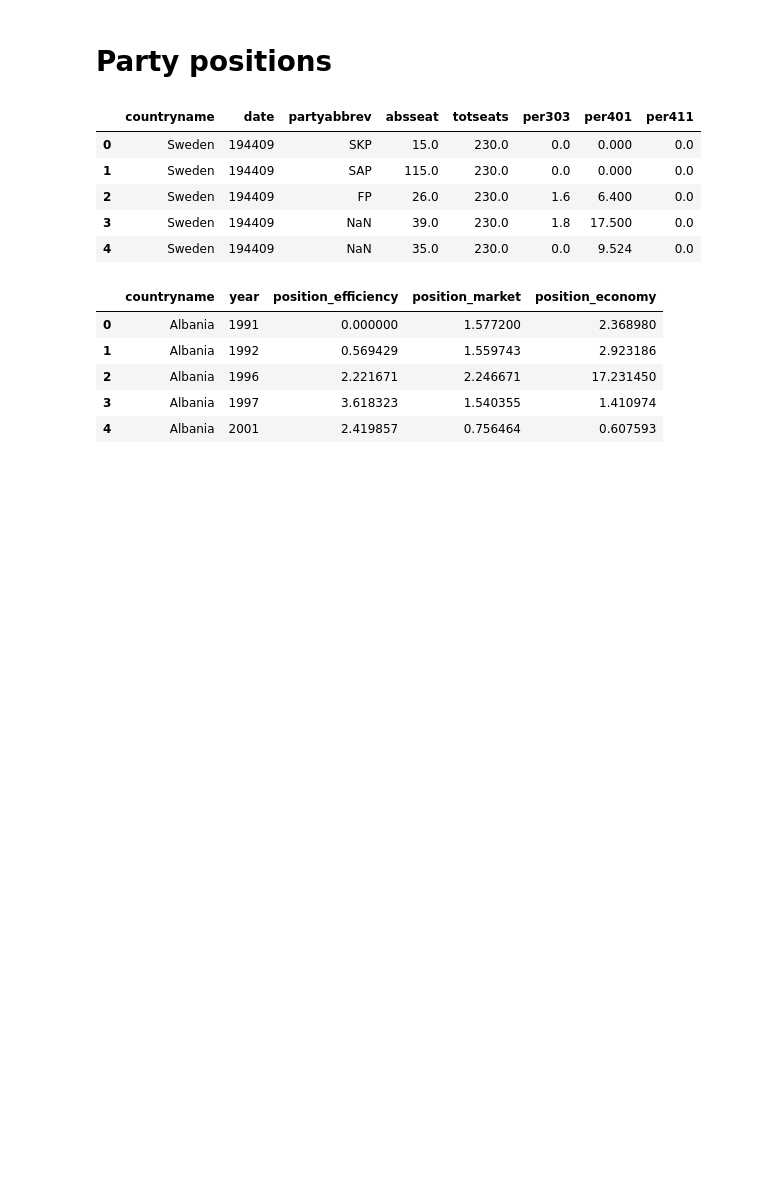
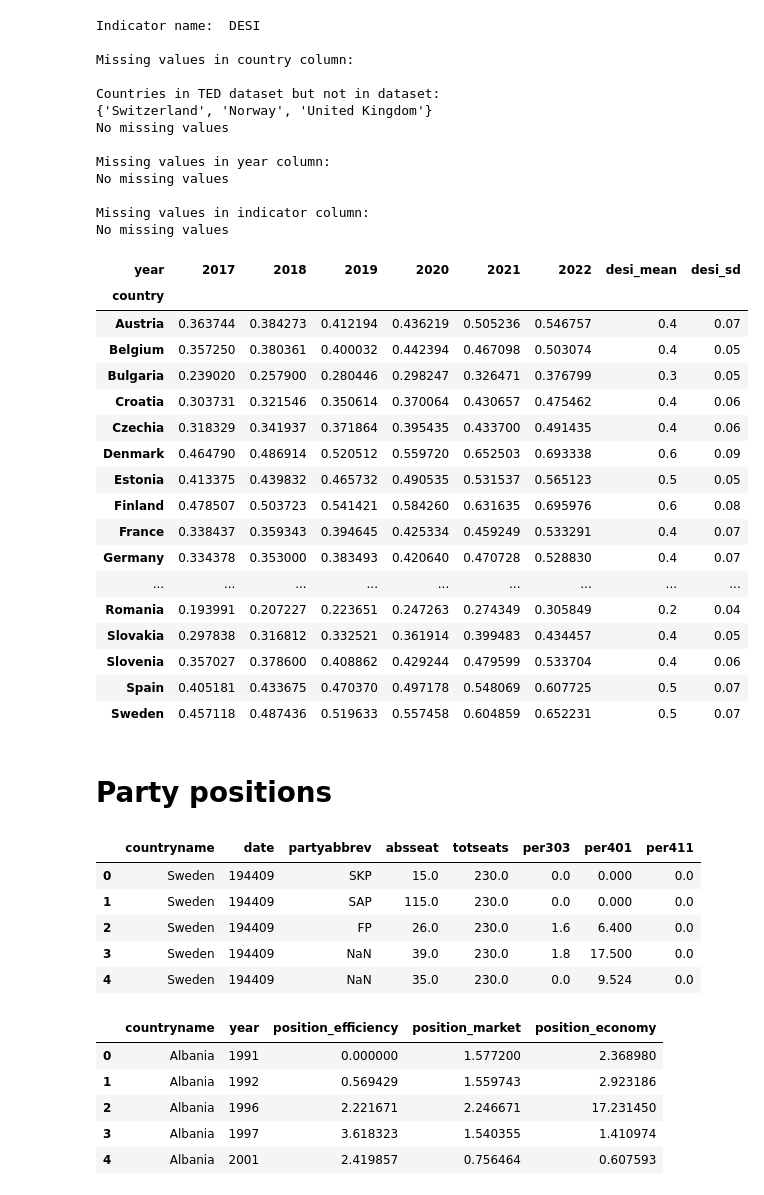
Before and after one commit to aneleh-cikab/saas-in-european-public-sector, a Jupyter notebook: scripts/04-county-data-cleaning.ipynb, the cells around one changed output. Cells and saved outputs as stored; diff of their text form; code cells hidden in the pictures; blank space fills up the shorter version.

```diff
--- a/scripts/04-county-data-cleaning.ipynb
+++ b/scripts/04-county-data-cleaning.ipynb
@@ -31,6 +32,7 @@ buss_gerd_raw = pd.read_csv('../data/eurostat/rd_e_gerdtot__custom_5740395_linea
 venture_raw = pd.read_csv('../data/eurostat/RIO_VENTURE-data.csv')
 gdp_raw = pd.read_csv('../data/eurostat/gdp.csv')
 population_raw = pd.read_csv('../data/eurostat/tps00001_linear.csv')
+desi_raw = pd.read_csv('../data/eurostat/DESI.csv')
 # %%
 # list of ternder countries
 
@@ -632,3 +646,52 @@ There are 2 missing values for population
+# %%
+# from desi_raw, select rows where indicator == desi_total using .loc
+
+desi_total = desi_raw.loc[desi_raw["indicator"] == "desi_total", :]
+
+desi = clean_eurostat(desi_total, indicator_name="desi_total", geography="ref_area")
+
+print("Indicator name:  DESI")
+
+print_missing_values(desi, "country")
+print_missing_values(desi, "year")
+print_missing_values(desi, "indicator")
+
+desi_wide = desi.pivot_table(index="country", columns="year", values="value", dropna=False)
+desi_wide["desi_mean"] = round(desi_wide.mean(axis=1),1)
+desi_wide["desi_sd"] = round(desi_wide.std(axis=1), 2)
+desi_wide
+# %% [output]
+Indicator name:  DESI
+
+Missing values in country column:
+
+Countries in TED dataset but not in dataset:
+{'Switzerland', 'Norway', 'United Kingdom'}
+No missing values
+
+Missing values in year column:
+No missing values
+
+Missing values in indicator column:
+No missing values
+| year | 2017 | 2018 | 2019 | 2020 | 2021 | 2022 | desi_mean | desi_sd |
+| country |  |  |  |  |  |  |  |  |
+| Austria | 0.363744 | 0.384273 | 0.412194 | 0.436219 | 0.505236 | 0.546757 | 0.4 | 0.07 |
+| Belgium | 0.357250 | 0.380361 | 0.400032 | 0.442394 | 0.467098 | 0.503074 | 0.4 | 0.05 |
+| Bulgaria | 0.239020 | 0.257900 | 0.280446 | 0.298247 | 0.326471 | 0.376799 | 0.3 | 0.05 |
+| Croatia | 0.303731 | 0.321546 | 0.350614 | 0.370064 | 0.430657 | 0.475462 | 0.4 | 0.06 |
+| Czechia | 0.318329 | 0.341937 | 0.371864 | 0.395435 | 0.433700 | 0.491435 | 0.4 | 0.06 |
+| Denmark | 0.464790 | 0.486914 | 0.520512 | 0.559720 | 0.652503 | 0.693338 | 0.6 | 0.09 |
+| Estonia | 0.413375 | 0.439832 | 0.465732 | 0.490535 | 0.531537 | 0.565123 | 0.5 | 0.05 |
+| Finland | 0.478507 | 0.503723 | 0.541421 | 0.584260 | 0.631635 | 0.695976 | 0.6 | 0.08 |
+| France | 0.338437 | 0.359343 | 0.394645 | 0.425334 | 0.459249 | 0.533291 | 0.4 | 0.07 |
+| Germany | 0.334378 | 0.353000 | 0.383493 | 0.420640 | 0.470728 | 0.528830 | 0.4 | 0.07 |
+| ... | ... | ... | ... | ... | ... | ... | ... | ... |
+| Romania | 0.193991 | 0.207227 | 0.223651 | 0.247263 | 0.274349 | 0.305849 | 0.2 | 0.04 |
+| Slovakia | 0.297838 | 0.316812 | 0.332521 | 0.361914 | 0.399483 | 0.434457 | 0.4 | 0.05 |
+| Slovenia | 0.357027 | 0.378600 | 0.408862 | 0.429244 | 0.479599 | 0.533704 | 0.4 | 0.06 |
+| Spain | 0.405181 | 0.433675 | 0.470370 | 0.497178 | 0.548069 | 0.607725 | 0.5 | 0.07 |
+| Sweden | 0.457118 | 0.487436 | 0.519633 | 0.557458 | 0.604859 | 0.652231 | 0.5 | 0.07 |
 # %%
 # missing data
 
```
Also changed, not shown: parts of 11 cells of this notebook, 1 other file.
